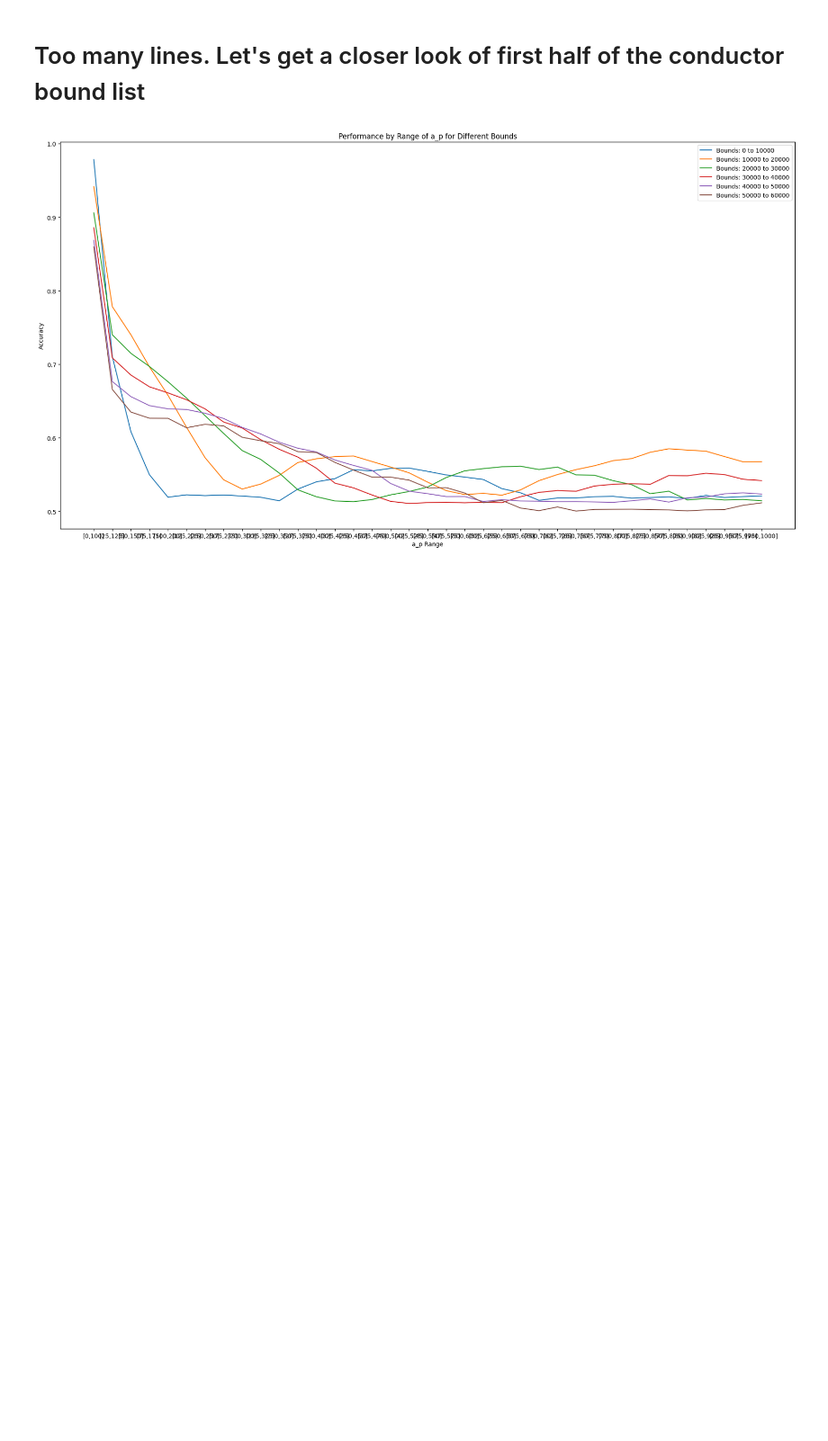
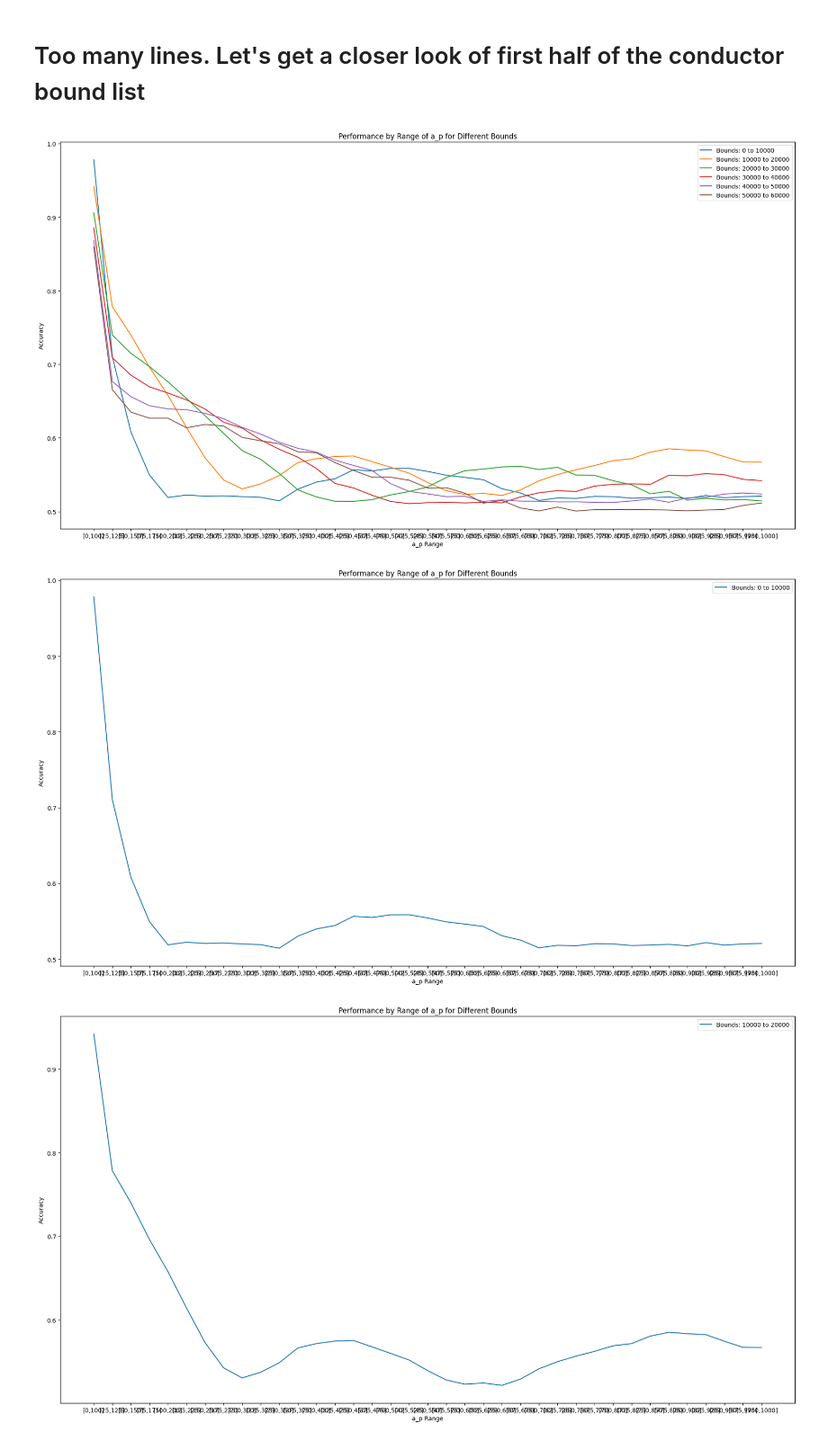
Before and after one commit to BarinderBanwait/ml_rnt, a Jupyter notebook: notebooks/AccuracyByApRange_Demo.ipynb, the cells around one changed output. Shown at 90% size. Drawn from its saved outputs; the diff is of its cells as text; code cells hidden in the pictures; blank space fills up the shorter version.

Commit message:
Plot accuracy by a_p range one by one

```diff
--- a/notebooks/AccuracyByApRange_Demo.ipynb
+++ b/notebooks/AccuracyByApRange_Demo.ipynb
@@ -2,7 +2,7 @@
 from sklearn.linear_model import LogisticRegression
 import utils
 # %%
-path = r"../data_files/1000_aps/ecq_B_1000_all_one_per_iso_0_131017.parquet"
+path = r"../data_files/1000_aps/ecq_B_1000_all_one_per_iso_1_131017.parquet"
 df = utils.load_data(path)
 
 # choose your desired bounds (including the end points)
@@ -53,3 +73,12 @@ res_dict_even = {k: res_dict[k] for k in conds}
 utils.plot_AccuracyByApRange(res_dict_even, size = (18,10))
 # %% [output]
 [figure]
+# %%
+conds = list(res_dict.keys())
+for i in range(len(conds)):
+    condsi = conds[i:i+1]
+    res_dict_even = {k: res_dict[k] for k in condsi}
+    utils.plot_AccuracyByApRange(res_dict_even, size = (18,10))
+# %% [output]
+[figure, added]
+[figure, added]
```
Also changed, not shown: parts of 2 cells of this notebook.
